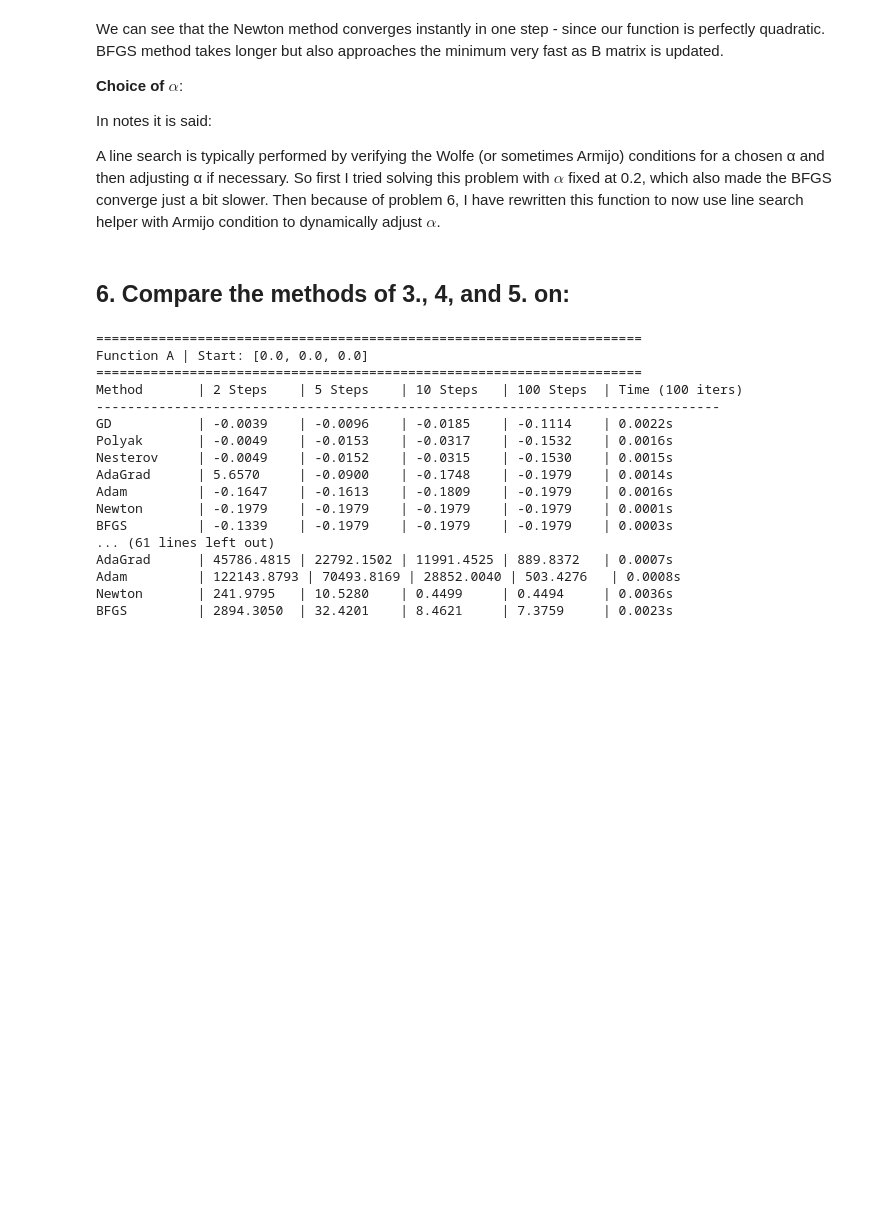
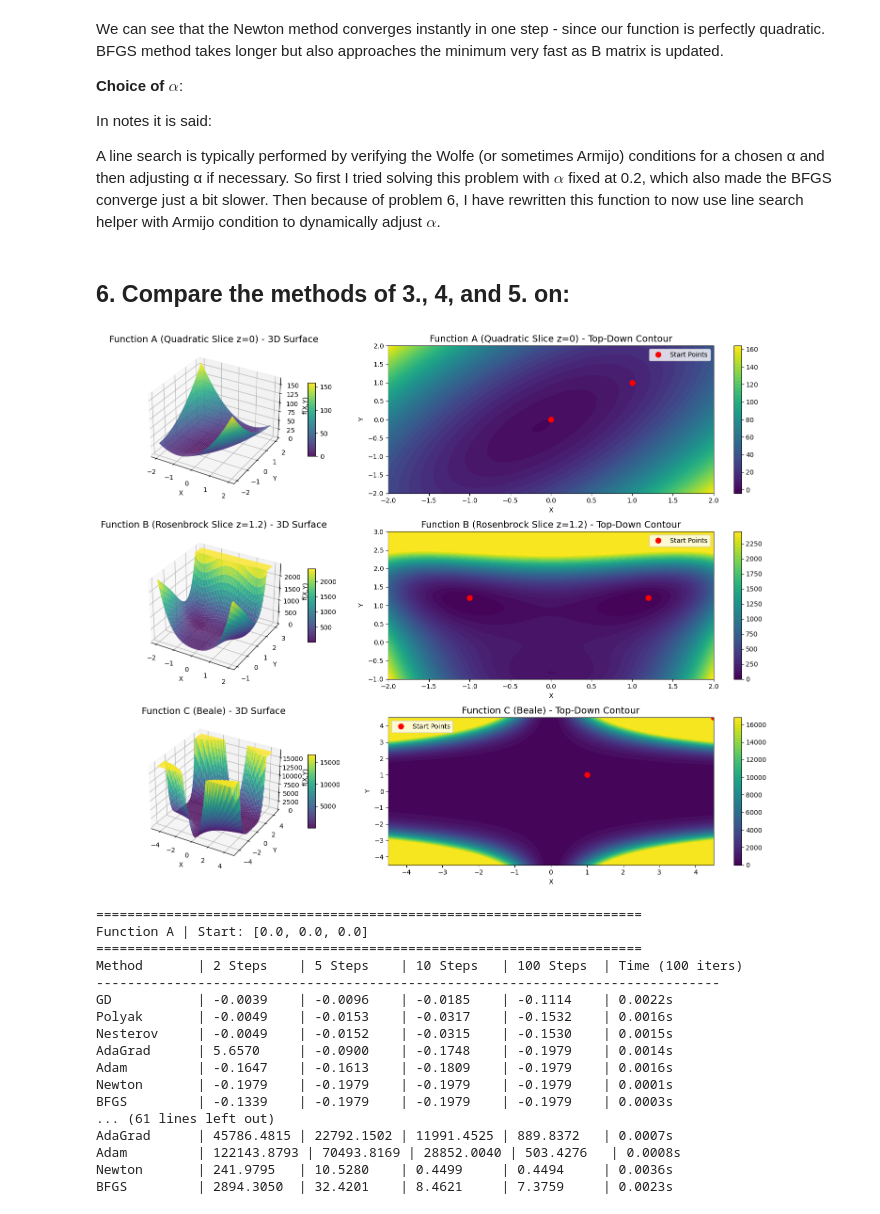
Before and after one commit to DvorsakGal/Mathematics_2, a Jupyter notebook: 3_GradientDescent/HW2/Homework2.ipynb, the cells around one changed output. Saved outputs shown, nothing was run; the diff lists cells and outputs as text; code cells hidden in the pictures; blank space fills up the shorter version.

```diff
--- a/3_GradientDescent/HW2/Homework2.ipynb
+++ b/3_GradientDescent/HW2/Homework2.ipynb
@@ -351,6 +352,70 @@ In notes it is said:
 A line search is typically performed by verifying the Wolfe (or sometimes Armijo) conditions for a chosen α and then adjusting α if necessary. So first I tried solving this problem with $\alpha$ fixed at 0.2, which also made the BFGS converge just a bit slower. Then because of problem 6, I have rewritten this function to now use line search helper with Armijo condition to dynamically adjust $\alpha$.
 # %% [markdown]
 ## 6. Compare the methods of 3., 4, and 5. on:
+# %%
+# --- 1. Define the plotting versions of the functions ---
+# For A and B, we hold z constant to create a 3D surface plot (2 inputs, 1 output)
+def plot_func_a(x, y, z=0):
+    return (x - z)**2 + (2*y + z)**2 + (4*x - 2*y + z)**2 + x + y
+
+def plot_func_b(x, y, z=1.2): # z=1.2 matches your Rosenbrock starting point
+    return (x - 1)**2 + (y - 1)**2 + 100*(y - x**2)**2 + 100*(z - y**2)**2
+
+def plot_func_c(x, y):
+    return (1.5 - x + x*y)**2 + (2.25 - x + x*y**2)**2 + (2.625 - x + x*y**3)**2
+
+# --- 2. Setup the plotting grids ---
+# We define the range (x and y limits) for each function to best show its features
+grids = {
+    "Function A (Quadratic Slice z=0)": (np.linspace(-2, 2, 100), np.linspace(-2, 2, 100), plot_func_a),
+    "Function B (Rosenbrock Slice z=1.2)": (np.linspace(-2, 2, 100), np.linspace(-1, 3, 100), plot_func_b),
+    "Function C (Beale)": (np.linspace(-4.5, 4.5, 100), np.linspace(-4.5, 4.5, 100), plot_func_c)
+}
+
+# --- 3. Generate the Plots ---
+fig = plt.figure(figsize=(18, 12))
+
+plot_idx = 1
+for title, (x_range, y_range, func) in grids.items():
+    X, Y = np.meshgrid(x_range, y_range)
+    Z = func(X, Y)
+
+    # Clip extreme values for B and C so the plots don't stretch to infinity
+    if "Rosenbrock" in title or "Beale" in title:
+        Z = np.clip(Z, 0, np.percentile(Z, 85))
+
+    # 3D Surface Plot
+    ax3d = fig.add_subplot(3, 2, plot_idx, projection='3d')
+    surf = ax3d.plot_surface(X, Y, Z, cmap=cm.viridis, edgecolor='none', alpha=0.9)
+    ax3d.set_title(f"{title} - 3D Surface", fontsize=14)
+    ax3d.set_xlabel('X')
+    ax3d.set_ylabel('Y')
+    ax3d.set_zlabel('f(X,Y)')
+    fig.colorbar(surf, ax=ax3d, shrink=0.5, aspect=10)
+
+    # 2D Contour Plot (Top-down view of the gradients)
+    ax2d = fig.add_subplot(3, 2, plot_idx + 1)
+    contour = ax2d.contourf(X, Y, Z, levels=50, cmap=cm.viridis)
+    ax2d.set_title(f"{title} - Top-Down Contour", fontsize=14)
+    ax2d.set_xlabel('X')
+    ax2d.set_ylabel('Y')
+    fig.colorbar(contour, ax=ax2d)
+
+    # Plot the starting points used in your homework
+    if "Function A" in title:
+        ax2d.plot([0, 1], [0, 1], 'ro', markersize=8, label='Start Points')
+    elif "Function B" in title:
+        ax2d.plot([1.2, -1], [1.2, 1.2], 'ro', markersize=8, label='Start Points')
+    elif "Function C" in title:
+        ax2d.plot([1, 4.5], [1, 4.5], 'ro', markersize=8, label='Start Points')
+
+    ax2d.legend()
+    plot_idx += 2
+
+plt.tight_layout()
+plt.show()
+# %% [output]
+[figure, added]
 # %%
 import time
 # %%
```
Also changed, not shown: parts of 2 cells of this notebook.
